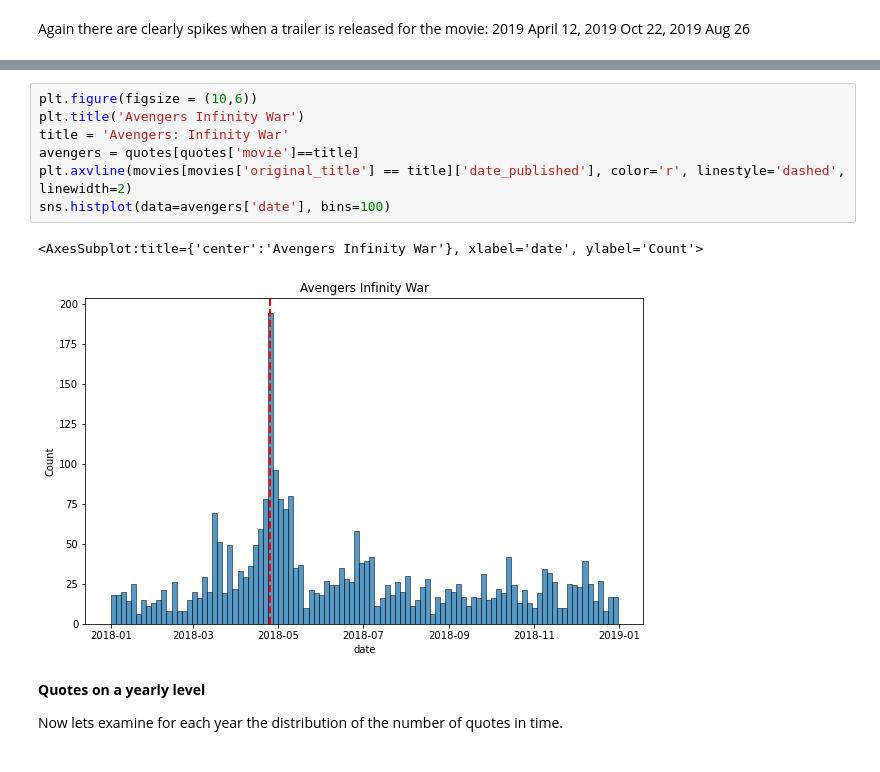
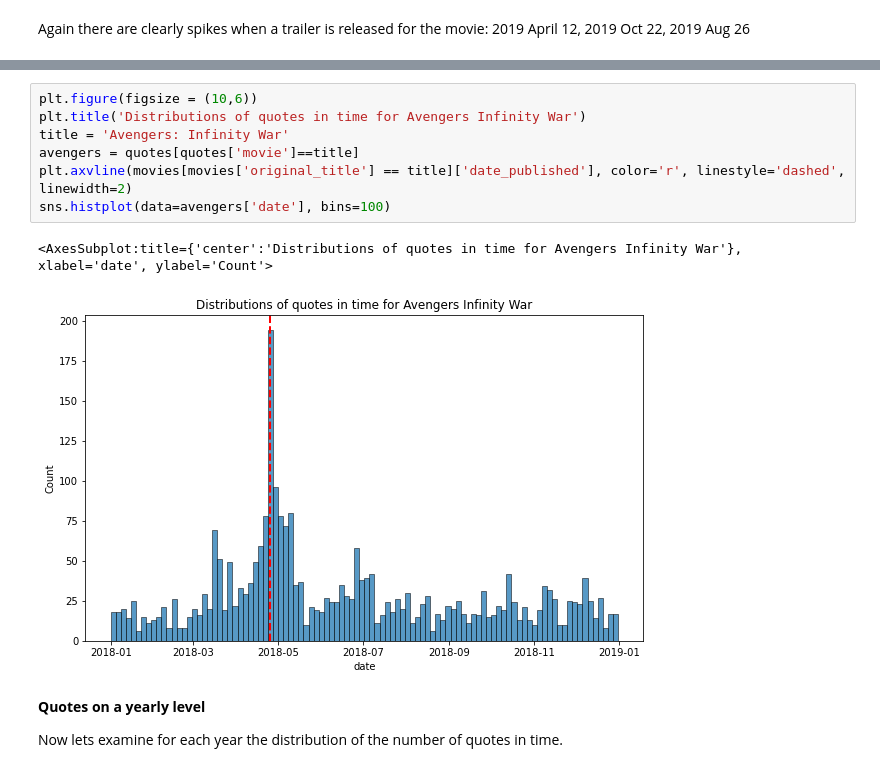
Before and after one commit to epfl-ada/ada-2021-project-f-jab, a Jupyter notebook: movies.ipynb, the cells around one changed output, grey strips where cells are left out. Drawn from its saved outputs; the diff is of its cells as text.

```diff
--- a/movies.ipynb
+++ b/movies.ipynb
@@ -339,13 +338,13 @@ sns.histplot(data=star_wars['date'], bins=50)
 # %%
 plt.figure(figsize = (10,6))
-plt.title('Avengers Infinity War')
+plt.title('Distributions of quotes in time for Avengers Infinity War')
 title = 'Avengers: Infinity War'
 avengers = quotes[quotes['movie']==title]
 plt.axvline(movies[movies['original_title'] == title]['date_published'], color='r', linestyle='dashed', linewidth=2)
 sns.histplot(data=avengers['date'], bins=100)
 # %% [output]
-<AxesSubplot:title={'center':'Avengers Infinity War'}, xlabel='date', ylabel='Count'>
+<AxesSubplot:title={'center':'Distributions of quotes in time for Avengers Infinity War'}, xlabel='date', ylabel='Count'>
-[figure, old version]
+[figure, new version]
 # %% [markdown]
 **Quotes on a yearly level**
 
```
Also changed, not shown: parts of 9 cells of this notebook.
